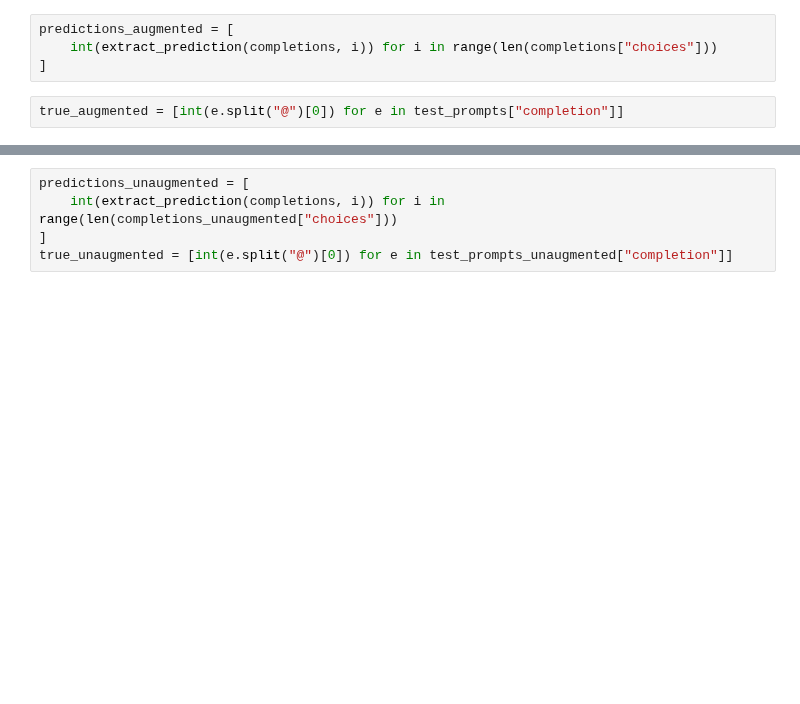
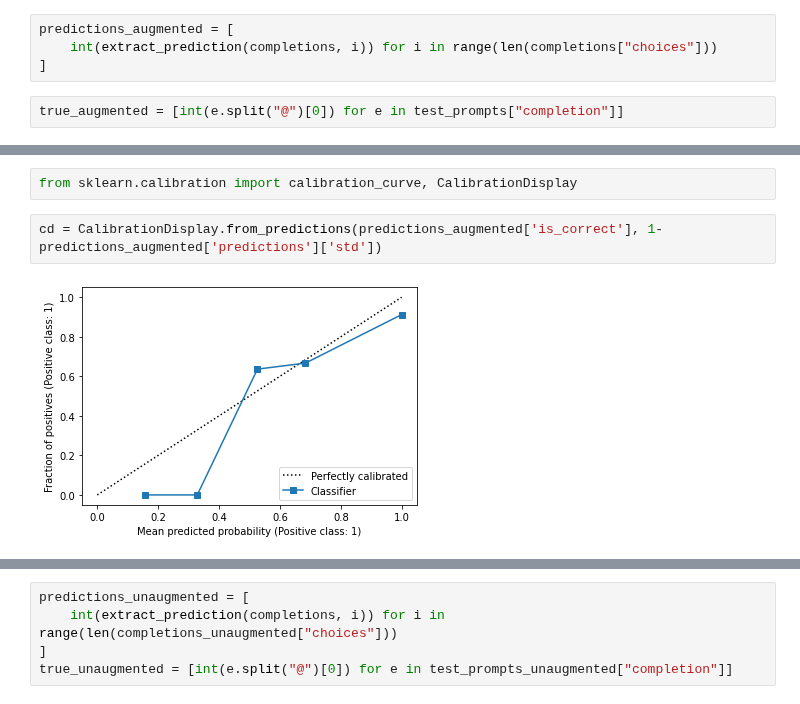
Before and after one commit to kjappelbaum/gpt3forchem, a Jupyter notebook: experiments/17_try_learning_w_smiles_augmentation.ipynb, the cells around one changed output, grey strips where cells are left out. Drawn from its saved outputs; the diff is of its cells as text; blank space fills up the shorter version.

```diff
--- a/experiments/17_try_learning_w_smiles_augmentation.ipynb
+++ b/experiments/17_try_learning_w_smiles_augmentation.ipynb
@@ -94,0 +113,6 @@ true_augmented = [int(e.split("@")[0]) for e in test_prompts["completion"]]
+# %%
+from sklearn.calibration import calibration_curve, CalibrationDisplay
+# %%
+cd = CalibrationDisplay.from_predictions(predictions_augmented['is_correct'], 1-predictions_augmented['predictions']['std'])
+# %% [output]
+[figure, added]
```
Also changed, not shown: parts of 24 cells of this notebook, 6 other files.
